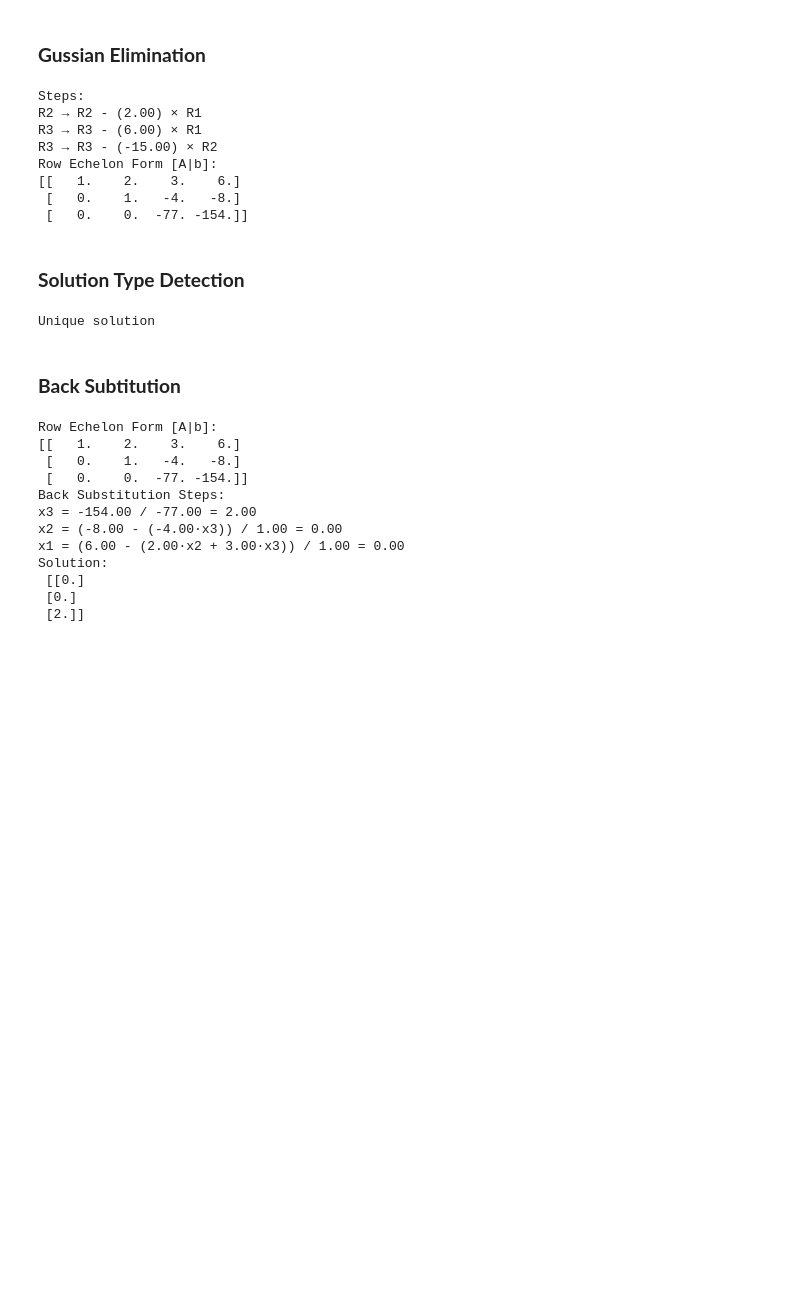
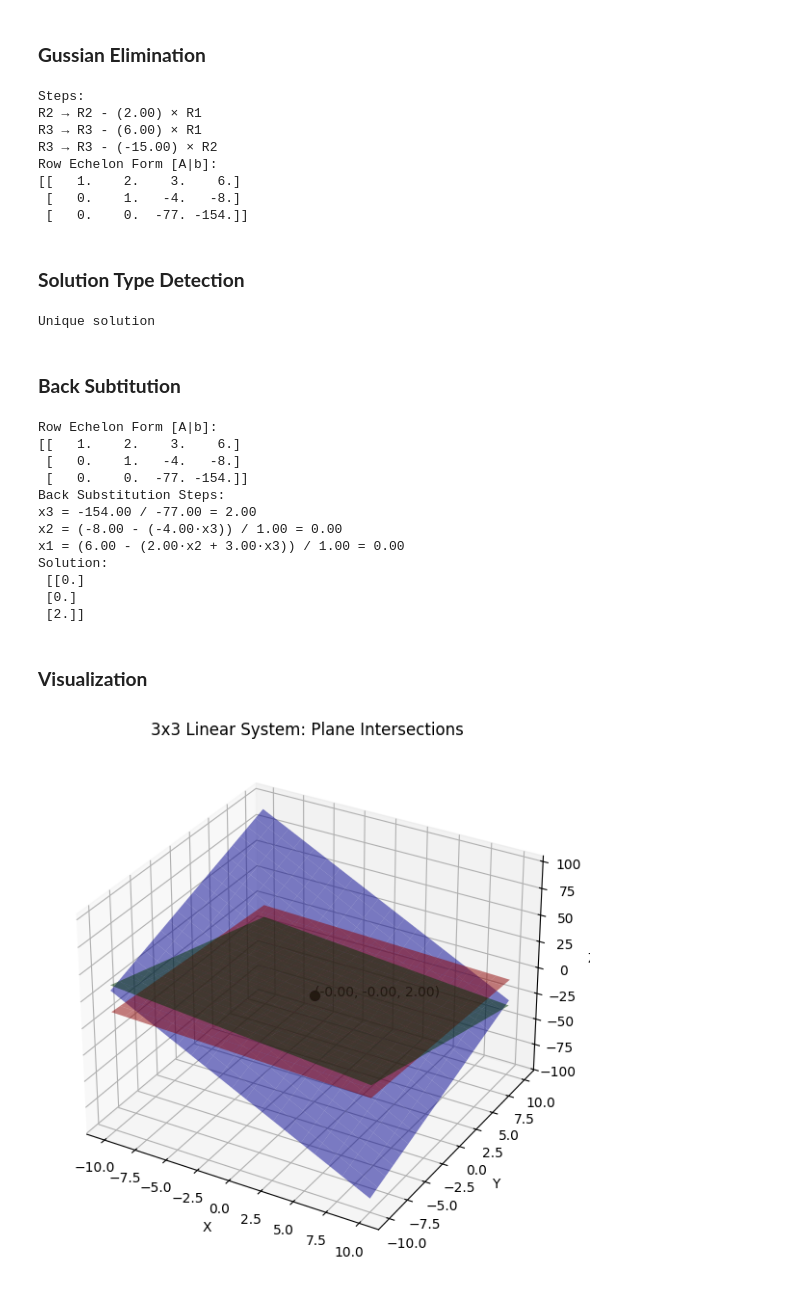
Before and after one commit to eigenlambda123/Project10X-LinearAlgebra, a Jupyter notebook: projects/Project 2/2. Linear Equation Solver.ipynb, the cells around one changed output. Drawn from its saved outputs; the diff is of its cells as text; code cells hidden in the pictures; blank space fills up the shorter version.

Commit message:
visualization

```diff
--- a/projects/Project 2/2. Linear Equation Solver.ipynb
+++ b/projects/Project 2/2. Linear Equation Solver.ipynb
@@ -180,3 +179,78 @@ Solution:
  [[0.]
  [0.]
  [2.]]
+# %% [markdown]
+### **Visualization**
+# %%
+import matplotlib.pyplot as plt
+from mpl_toolkits.mplot3d import Axes3D
+
+def visualize_elimination(A, b):
+    """
+    Visualize a linear system Ax = b as:
+    - Lines for 2x2 systems
+    - Planes for 3x3 systems
+    """
+    A = np.array(A, dtype=float)
+    b = np.array(b, dtype=float).flatten()
+    n = A.shape[0]
+
+    if n == 2:
+        # Plot 2D lines
+        x_vals = np.linspace(-10, 10, 200)
+        plt.figure(figsize=(7, 5))
+        for i in range(2):
+            a1, a2 = A[i]
+            if np.isclose(a2, 0):
+                x0 = b[i] / a1
+                plt.axvline(x=x0, label=f"Eq {i+1}", linestyle='--')
+            else:
+                y_vals = (b[i] - a1 * x_vals) / a2
+                plt.plot(x_vals, y_vals, label=f"Eq {i+1}")
+        plt.xlabel('x')
+        plt.ylabel('y')
+        plt.axhline(0, color='black', linewidth=0.5)
+        plt.axvline(0, color='black', linewidth=0.5)
+        plt.title("2x2 Linear System: Line Intersections")
+        plt.grid(True)
+        plt.legend()
+        plt.show()
+
+    elif n == 3:
+        # Plot 3D planes
+        fig = plt.figure(figsize=(10, 7))
+        ax = fig.add_subplot(111, projection='3d')
+
+        x_vals = np.linspace(-10, 10, 20)
+        y_vals = np.linspace(-10, 10, 20)
+        X, Y = np.meshgrid(x_vals, y_vals)
+
+        colors = ['red', 'green', 'blue']
+        for i in range(3):
+            a, b_, c = A[i]
+            if not np.isclose(c, 0):
+                Z = (b[i] - a * X - b_ * Y) / c
+                ax.plot_surface(X, Y, Z, alpha=0.5, color=colors[i])
+            else:
+                ax.text(0, 0, 0, f"Plane {i+1} not plottable (z-term missing)")
+
+        # Show intersection point if it exists
+        try:
+            sol = np.linalg.solve(A, b)
+            ax.scatter(*sol, color='black', s=50)
+            ax.text(*sol, f"({sol[0]:.2f}, {sol[1]:.2f}, {sol[2]:.2f})", color='black')
+        except np.linalg.LinAlgError:
+            pass  # No solution or infinite solutions
+
+        ax.set_xlabel('X')
+        ax.set_ylabel('Y')
+        ax.set_zlabel('Z')
+        ax.set_title("3x3 Linear System: Plane Intersections")
+        plt.show()
+
+    else:
+        print("Only 2x2 or 3x3 systems are supported.")
+
+visualize_elimination(A, b)
+# %% [output]
+[figure, added]
```
Also changed, not shown: parts of 1 cell of this notebook.
